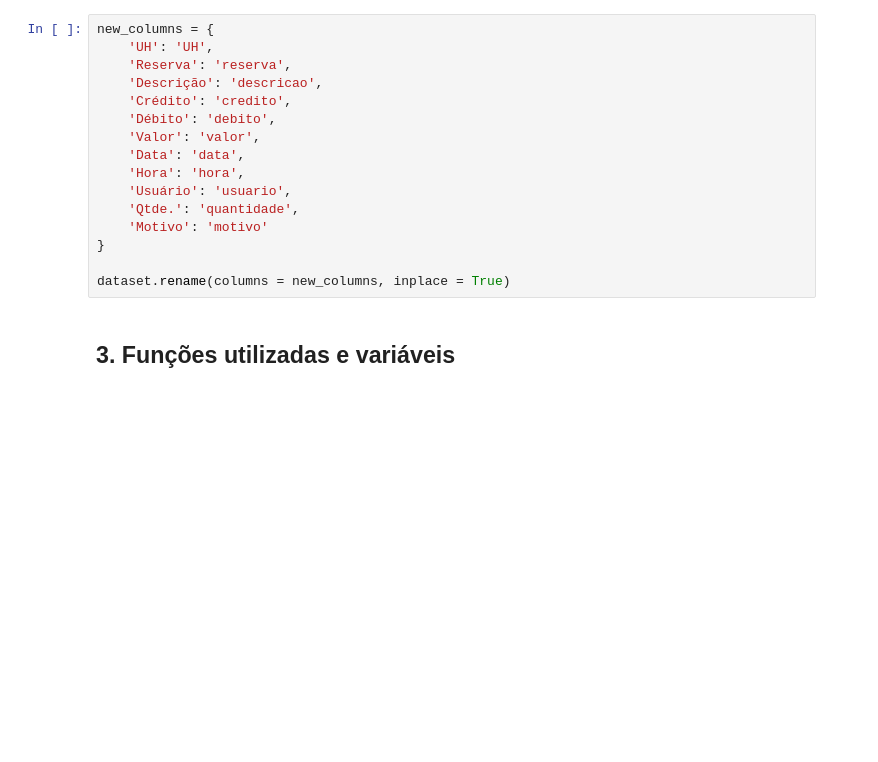
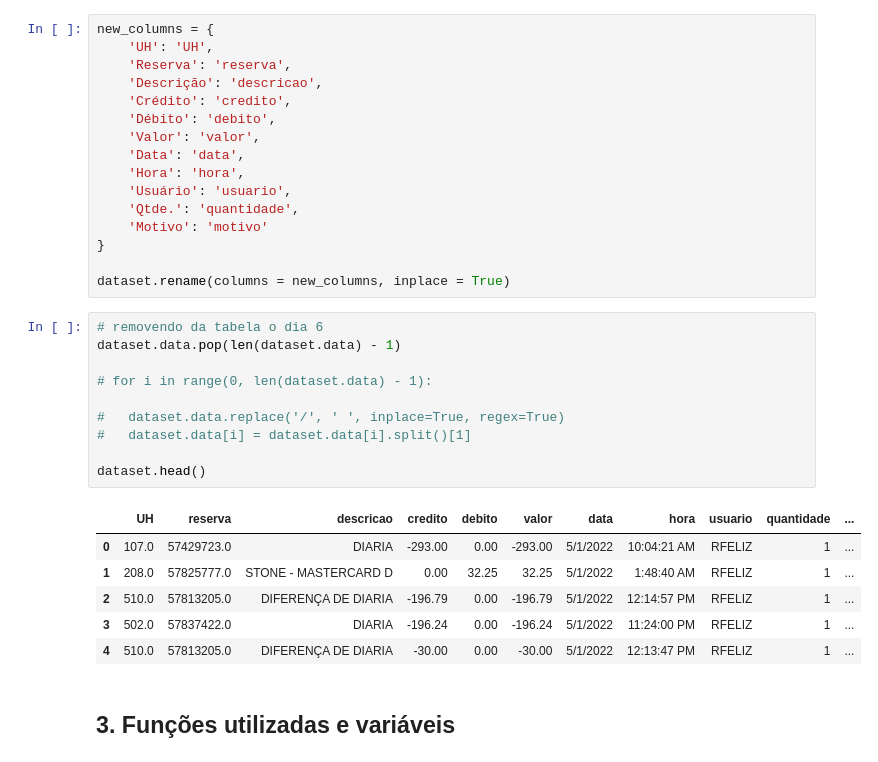
Before and after one commit to strawndri/slaviero-suct-data-analysis, a Jupyter notebook: Notebooks/refunds.ipynb, the cells around one changed output. Cells and saved outputs as stored; diff of their text form; blank space fills up the shorter version.

```diff
--- a/Notebooks/refunds.ipynb
+++ b/Notebooks/refunds.ipynb
@@ -79,6 +79,23 @@ new_columns = {
 }
 
 dataset.rename(columns = new_columns, inplace = True)
+# %%
+# removendo da tabela o dia 6
+dataset.data.pop(len(dataset.data) - 1)
+
+# for i in range(0, len(dataset.data) - 1):
+
+#   dataset.data.replace('/', ' ', inplace=True, regex=True)
+#   dataset.data[i] = dataset.data[i].split()[1]
+
+dataset.head()
+# %% [output]
+|  | UH | reserva | descricao | credito | debito | valor | data | hora | usuario | quantidade | ... |
+| 0 | 107.0 | 57429723.0 | DIARIA | -293.00 | 0.00 | -293.00 | 5/1/2022 | 10:04:21 AM | RFELIZ | 1 | ... |
+| 1 | 208.0 | 57825777.0 | STONE - MASTERCARD D | 0.00 | 32.25 | 32.25 | 5/1/2022 | 1:48:40 AM | RFELIZ | 1 | ... |
+| 2 | 510.0 | 57813205.0 | DIFERENÇA DE DIARIA | -196.79 | 0.00 | -196.79 | 5/1/2022 | 12:14:57 PM | RFELIZ | 1 | ... |
+| 3 | 502.0 | 57837422.0 | DIARIA | -196.24 | 0.00 | -196.24 | 5/1/2022 | 11:24:00 PM | RFELIZ | 1 | ... |
+| 4 | 510.0 | 57813205.0 | DIFERENÇA DE DIARIA | -30.00 | 0.00 | -30.00 | 5/1/2022 | 12:13:47 PM | RFELIZ | 1 | ... |
 # %% [markdown]
 ## 3. Funções utilizadas e variáveis
 # %%
```
Also changed, not shown: parts of 5 cells of this notebook.
